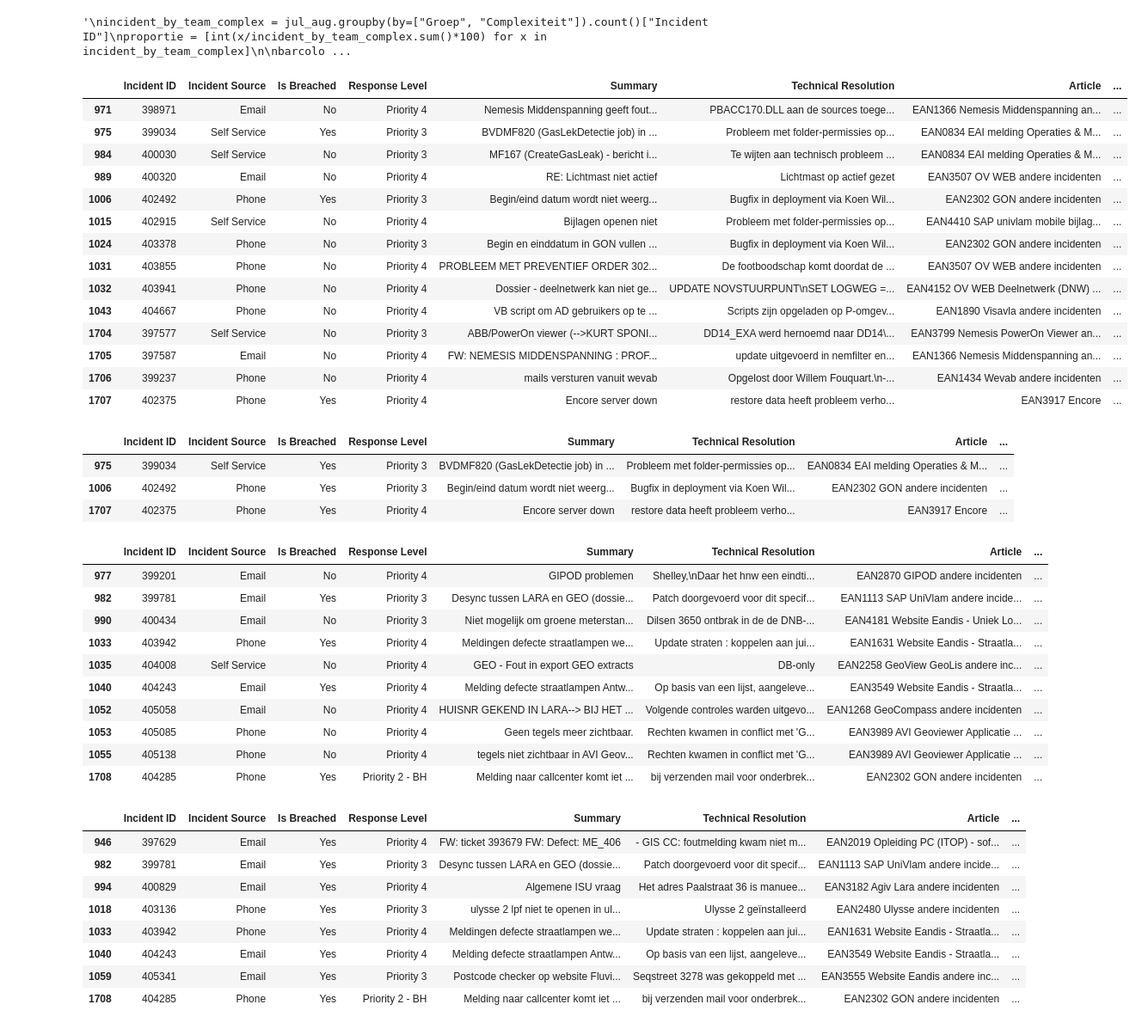
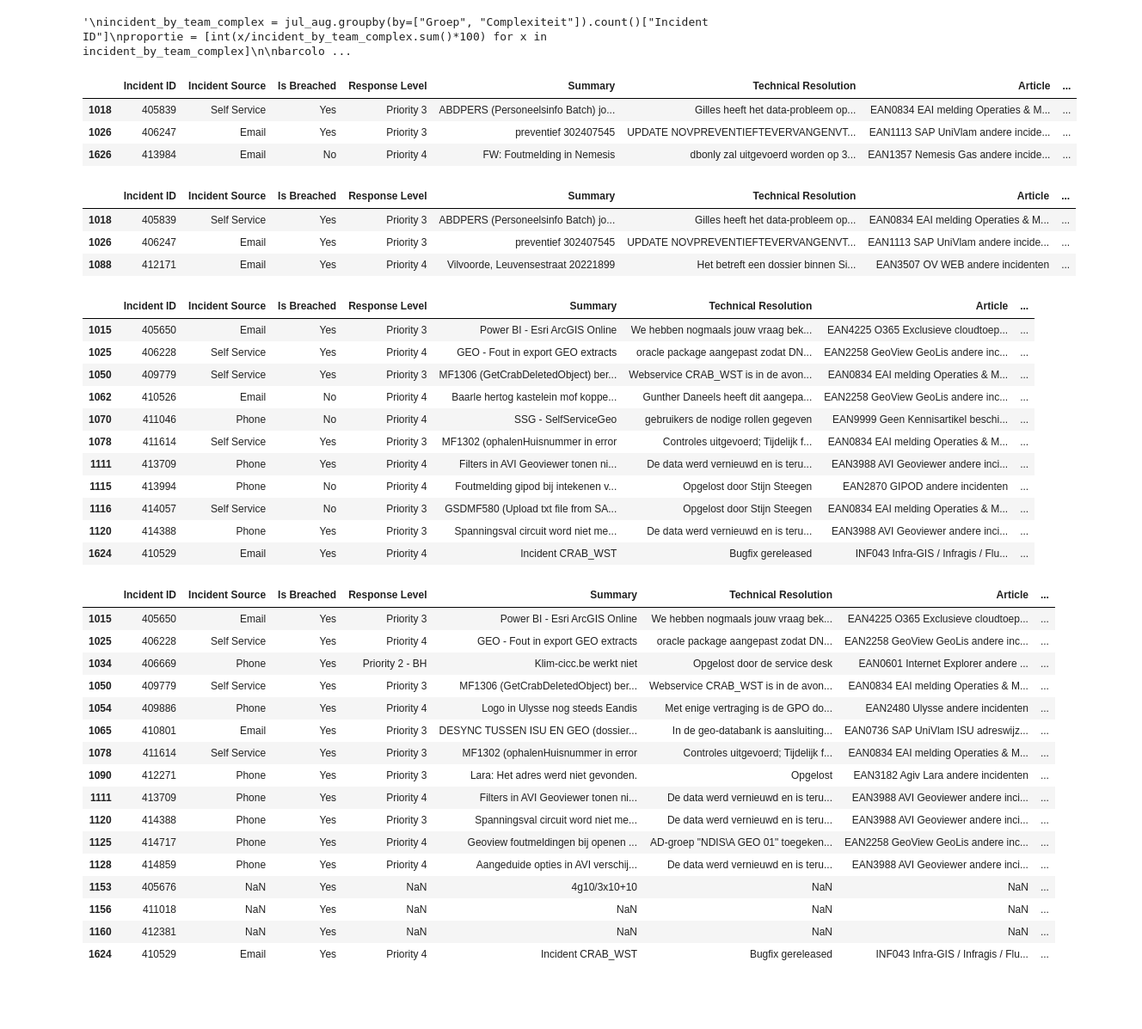
Before and after one commit to KBergers/scripts, a Jupyter notebook: overzicht_incidenten/overzicht_incidenten.ipynb, the cells around one changed output. Shown at 86% size. Cells and saved outputs as stored; diff of their text form; code cells hidden in the pictures; blank space fills up the shorter version.

```diff
--- a/overzicht_incidenten/overzicht_incidenten.ipynb
+++ b/overzicht_incidenten/overzicht_incidenten.ipynb
@@ -48,7 +50,7 @@ except TypeError:
 Striptime already done!
 # %%
 # Filter on dates
-incidenten = incidenten[(incidenten["Date Created"] > '2019-02-01') & (incidenten["Date Created"] < '2019-03-01')]
+incidenten = incidenten[(incidenten["Date Created"] > '2019-03-01') & (incidenten["Date Created"] < '2019-04-01')]
 # %%
 incidenten[incidenten["Resolution Group Name"]=="Appl Netten GEO"]["Date Created"].tail()
 # %% [output]
@@ -134,6 +142,6 @@ WADMF582 (Uitwisseling Tenforce) en GDTMF585 (Uitwisseling Synductis) - Invester
 Name: Summary, dtype: int64
 # %%
 # Kijk na of alle Infrax collega's zijn toegevoegd in de lijst
-infrax_collegas = ["LZM524", "NQB004", "PJS862", "PNF248", "RHC604", "PSZ834"]
+infrax_collegas = ["LZM524", "NQB004", "PJS862", "PNF248", "RHC604", "PSZ834", "I"]
 incidenten["Resolution User"].unique()
 # %% [output]
@@ -157,9 +166,10 @@ Name: Resolution Group Name, dtype: int64
 # %%
 # Toevoegen KIR kolom
 incidenten["KIR"] = 0
+KIR = ["QTP864", "PCK830"]
 for i in incidenten.index:
     user = str(incidenten.loc[i, "Resolution User"])[0:6]
-    if user == "QTP864":
+    if user in KIR:
         incidenten.loc[i, "KIR"] = 1
 
 incidenten["KIR"].value_counts()
@@ -329,56 +339,54 @@ plt.show()
 # %% [output]
 '\nincident_by_team_complex = jul_aug.groupby(by=["Groep", "Complexiteit"]).count()["Incident ID"]\nproportie = [int(x/incident_by_team_complex.sum()*100) for x in incident_by_team_complex]\n\nbarcolo ...
 # %%
-incidenten[(incidenten["Resolution Group Name"]=="AM") & (incidenten["Resolution User"]!="QTP864 - Ken Bergers")]
+incidenten[(incidenten["Resolution Group Name"]=="AM") & (incidenten["Resolution User"]!="QTP864 - Ken Bergers") & (incidenten["Resolution User"]!="PCK830 - Els  De Roeck")]
 # %% [output]
 |  | Incident ID | Incident Source | Is Breached | Response Level | Summary | Technical Resolution | Article | ... |
-| 971 | 398971 | Email | No | Priority 4 | Nemesis Middenspanning geeft fout... | PBACC170.DLL aan de sources toege... | EAN1366 Nemesis Middenspanning an... | ... |
-| 975 | 399034 | Self Service | Yes | Priority 3 | BVDMF820 (GasLekDetectie job) in ... | Probleem met folder-permissies op... | EAN0834 EAI melding Operaties & M... | ... |
-| 984 | 400030 | Self Service | No | Priority 3 | MF167 (CreateGasLeak) - bericht i... | Te wijten aan technisch probleem ... | EAN0834 EAI melding Operaties & M... | ... |
-| 989 | 400320 | Email | No | Priority 4 | RE: Lichtmast niet actief | Lichtmast op actief gezet | EAN3507 OV WEB andere incidenten | ... |
-| 1006 | 402492 | Phone | Yes | Priority 3 | Begin/eind datum wordt niet weerg... | Bugfix in deployment via Koen Wil... | EAN2302 GON andere incidenten | ... |
-| 1015 | 402915 | Self Service | No | Priority 4 | Bijlagen openen niet | Probleem met folder-permissies op... | EAN4410 SAP univlam mobile bijlag... | ... |
-| 1024 | 403378 | Phone | No | Priority 3 | Begin en einddatum in GON vullen ... | Bugfix in deployment via Koen Wil... | EAN2302 GON andere incidenten | ... |
-| 1031 | 403855 | Phone | No | Priority 4 | PROBLEEM MET PREVENTIEF ORDER 302... | De footboodschap komt doordat de ... | EAN3507 OV WEB andere incidenten | ... |
-| 1032 | 403941 | Phone | No | Priority 4 | Dossier - deelnetwerk kan niet ge... | UPDATE NOVSTUURPUNT\nSET LOGWEG =... | EAN4152 OV WEB Deelnetwerk (DNW) ... | ... |
-| 1043 | 404667 | Phone | No | Priority 4 | VB script om AD gebruikers op te ... | Scripts zijn opgeladen op P-omgev... | EAN1890 Visavla andere incidenten | ... |
-| 1704 | 397577 | Self Service | No | Priority 3 | ABB/PowerOn viewer (-->KURT SPONI... | DD14_EXA werd hernoemd naar DD14\... | EAN3799 Nemesis PowerOn Viewer an... | ... |
-| 1705 | 397587 | Email | No | Priority 4 | FW: NEMESIS MIDDENSPANNING : PROF... | update uitgevoerd in nemfilter en... | EAN1366 Nemesis Middenspanning an... | ... |
-| 1706 | 399237 | Phone | No | Priority 4 | mails versturen vanuit wevab | Opgelost door Willem Fouquart.\n-... | EAN1434 Wevab andere incidenten | ... |
-| 1707 | 402375 | Phone | Yes | Priority 4 | Encore server down | restore data heeft probleem verho... | EAN3917 Encore | ... |
+| 1018 | 405839 | Self Service | Yes | Priority 3 | ABDPERS (Personeelsinfo Batch) jo... | Gilles heeft het data-probleem op... | EAN0834 EAI melding Operaties & M... | ... |
+| 1026 | 406247 | Email | Yes | Priority 3 | preventief 302407545 | UPDATE NOVPREVENTIEFTEVERVANGENVT... | EAN1113 SAP UniVlam andere incide... | ... |
+| 1626 | 413984 | Email | No | Priority 4 | FW: Foutmelding in Nemesis | dbonly zal uitgevoerd worden op 3... | EAN1357 Nemesis Gas andere incide... | ... |
 # %%
 incidenten[(incidenten["Resolution Group Name"]=="AM") & (incidenten["Is Breached"]=="Yes")]
 # %% [output]
 |  | Incident ID | Incident Source | Is Breached | Response Level | Summary | Technical Resolution | Article | ... |
-| 975 | 399034 | Self Service | Yes | Priority 3 | BVDMF820 (GasLekDetectie job) in ... | Probleem met folder-permissies op... | EAN0834 EAI melding Operaties & M... | ... |
-| 1006 | 402492 | Phone | Yes | Priority 3 | Begin/eind datum wordt niet weerg... | Bugfix in deployment via Koen Wil... | EAN2302 GON andere incidenten | ... |
-| 1707 | 402375 | Phone | Yes | Priority 4 | Encore server down | restore data heeft probleem verho... | EAN3917 Encore | ... |
+| 1018 | 405839 | Self Service | Yes | Priority 3 | ABDPERS (Personeelsinfo Batch) jo... | Gilles heeft het data-probleem op... | EAN0834 EAI melding Operaties & M... | ... |
+| 1026 | 406247 | Email | Yes | Priority 3 | preventief 302407545 | UPDATE NOVPREVENTIEFTEVERVANGENVT... | EAN1113 SAP UniVlam andere incide... | ... |
+| 1088 | 412171 | Email | Yes | Priority 4 | Vilvoorde, Leuvensestraat 20221899 | Het betreft een dossier binnen Si... | EAN3507 OV WEB andere incidenten | ... |
 # %%
-incidenten[(incidenten["Resolution Group Name"]=="GEO") & (incidenten["Resolution User"]!="QTP864 - Ken Bergers")]
+incidenten[(incidenten["Resolution Group Name"]=="GEO") & (incidenten["Resolution User"]!="QTP864 - Ken Bergers") & (incidenten["Resolution User"]!="PCK830 - Els  De Roeck")]
 # %% [output]
 |  | Incident ID | Incident Source | Is Breached | Response Level | Summary | Technical Resolution | Article | ... |
-| 977 | 399201 | Email | No | Priority 4 | GIPOD problemen | Shelley,\nDaar het hnw een eindti... | EAN2870 GIPOD andere incidenten | ... |
-| 982 | 399781 | Email | Yes | Priority 3 | Desync tussen LARA en GEO (dossie... | Patch doorgevoerd voor dit specif... | EAN1113 SAP UniVlam andere incide... | ... |
-| 990 | 400434 | Email | No | Priority 3 | Niet mogelijk om groene meterstan... | Dilsen 3650 ontbrak in de de DNB-... | EAN4181 Website Eandis - Uniek Lo... | ... |
-| 1033 | 403942 | Phone | Yes | Priority 4 | Meldingen defecte straatlampen we... | Update straten : koppelen aan jui... | EAN1631 Website Eandis - Straatla... | ... |
-| 1035 | 404008 | Self Service | No | Priority 4 | GEO - Fout in export GEO extracts | DB-only | EAN2258 GeoView GeoLis andere inc... | ... |
-| 1040 | 404243 | Email | Yes | Priority 4 | Melding defecte straatlampen Antw... | Op basis van een lijst, aangeleve... | EAN3549 Website Eandis - Straatla... | ... |
-| 1052 | 405058 | Email | No | Priority 4 | HUISNR GEKEND IN LARA--> BIJ HET ... | Volgende controles warden uitgevo... | EAN1268 GeoCompass andere incidenten | ... |
-| 1053 | 405085 | Phone | No | Priority 4 | Geen tegels meer zichtbaar. | Rechten kwamen in conflict met 'G... | EAN3989 AVI Geoviewer Applicatie ... | ... |
-| 1055 | 405138 | Phone | No | Priority 4 | tegels niet zichtbaar in AVI Geov... | Rechten kwamen in conflict met 'G... | EAN3989 AVI Geoviewer Applicatie ... | ... |
-| 1708 | 404285 | Phone | Yes | Priority 2 - BH | Melding naar callcenter komt iet ... | bij verzenden mail voor onderbrek... | EAN2302 GON andere incidenten | ... |
+| 1015 | 405650 | Email | Yes | Priority 3 | Power BI - Esri ArcGIS Online | We hebben nogmaals jouw vraag bek... | EAN4225 O365 Exclusieve cloudtoep... | ... |
+| 1025 | 406228 | Self Service | Yes | Priority 4 | GEO - Fout in export GEO extracts | oracle package aangepast zodat DN... | EAN2258 GeoView GeoLis andere inc... | ... |
+| 1050 | 409779 | Self Service | Yes | Priority 3 | MF1306 (GetCrabDeletedObject) ber... | Webservice CRAB_WST is in de avon... | EAN0834 EAI melding Operaties & M... | ... |
+| 1062 | 410526 | Email | No | Priority 4 | Baarle hertog kastelein mof koppe... | Gunther Daneels heeft dit aangepa... | EAN2258 GeoView GeoLis andere inc... | ... |
+| 1070 | 411046 | Phone | No | Priority 4 | SSG - SelfServiceGeo | gebruikers de nodige rollen gegeven | EAN9999 Geen Kennisartikel beschi... | ... |
+| 1078 | 411614 | Self Service | Yes | Priority 3 | MF1302 (ophalenHuisnummer in error | Controles uitgevoerd; Tijdelijk f... | EAN0834 EAI melding Operaties & M... | ... |
+| 1111 | 413709 | Phone | Yes | Priority 4 | Filters in AVI Geoviewer tonen ni... | De data werd vernieuwd en is teru... | EAN3988 AVI Geoviewer andere inci... | ... |
+| 1115 | 413994 | Phone | No | Priority 4 | Foutmelding gipod bij intekenen v... | Opgelost door Stijn Steegen | EAN2870 GIPOD andere incidenten | ... |
+| 1116 | 414057 | Self Service | No | Priority 3 | GSDMF580 (Upload txt file from SA... | Opgelost door Stijn Steegen | EAN0834 EAI melding Operaties & M... | ... |
+| 1120 | 414388 | Phone | Yes | Priority 3 | Spanningsval circuit word niet me... | De data werd vernieuwd en is teru... | EAN3988 AVI Geoviewer andere inci... | ... |
+| 1624 | 410529 | Email | Yes | Priority 4 | Incident CRAB_WST | Bugfix gereleased | INF043 Infra-GIS / Infragis / Flu... | ... |
 # %%
 incidenten[(incidenten["Resolution Group Name"]=="GEO") & (incidenten["Is Breached"]=="Yes")]
 # %% [output]
 |  | Incident ID | Incident Source | Is Breached | Response Level | Summary | Technical Resolution | Article | ... |
-| 946 | 397629 | Email | Yes | Priority 4 | FW: ticket 393679 FW: Defect: ME_406 | - GIS CC: foutmelding kwam niet m... | EAN2019 Opleiding PC (ITOP) - sof... | ... |
-| 982 | 399781 | Email | Yes | Priority 3 | Desync tussen LARA en GEO (dossie... | Patch doorgevoerd voor dit specif... | EAN1113 SAP UniVlam andere incide... | ... |
-| 994 | 400829 | Email | Yes | Priority 4 | Algemene ISU vraag | Het adres Paalstraat 36 is manuee... | EAN3182 Agiv Lara andere incidenten | ... |
-| 1018 | 403136 | Phone | Yes | Priority 3 | ulysse 2 lpf niet te openen in ul... | Ulysse 2 geïnstalleerd | EAN2480 Ulysse andere incidenten | ... |
-| 1033 | 403942 | Phone | Yes | Priority 4 | Meldingen defecte straatlampen we... | Update straten : koppelen aan jui... | EAN1631 Website Eandis - Straatla... | ... |
-| 1040 | 404243 | Email | Yes | Priority 4 | Melding defecte straatlampen Antw... | Op basis van een lijst, aangeleve... | EAN3549 Website Eandis - Straatla... | ... |
-| 1059 | 405341 | Email | Yes | Priority 3 | Postcode checker op website Fluvi... | Seqstreet 3278 was gekoppeld met ... | EAN3555 Website Eandis andere inc... | ... |
-| 1708 | 404285 | Phone | Yes | Priority 2 - BH | Melding naar callcenter komt iet ... | bij verzenden mail voor onderbrek... | EAN2302 GON andere incidenten | ... |
+| 1015 | 405650 | Email | Yes | Priority 3 | Power BI - Esri ArcGIS Online | We hebben nogmaals jouw vraag bek... | EAN4225 O365 Exclusieve cloudtoep... | ... |
+| 1025 | 406228 | Self Service | Yes | Priority 4 | GEO - Fout in export GEO extracts | oracle package aangepast zodat DN... | EAN2258 GeoView GeoLis andere inc... | ... |
+| 1034 | 406669 | Phone | Yes | Priority 2 - BH | Klim-cicc.be werkt niet | Opgelost door de service desk | EAN0601 Internet Explorer andere ... | ... |
+| 1050 | 409779 | Self Service | Yes | Priority 3 | MF1306 (GetCrabDeletedObject) ber... | Webservice CRAB_WST is in de avon... | EAN0834 EAI melding Operaties & M... | ... |
+| 1054 | 409886 | Phone | Yes | Priority 4 | Logo in Ulysse nog steeds Eandis | Met enige vertraging is de GPO do... | EAN2480 Ulysse andere incidenten | ... |
+| 1065 | 410801 | Email | Yes | Priority 3 | DESYNC TUSSEN ISU EN GEO (dossier... | In de geo-databank is aansluiting... | EAN0736 SAP UniVlam ISU adreswijz... | ... |
+| 1078 | 411614 | Self Service | Yes | Priority 3 | MF1302 (ophalenHuisnummer in error | Controles uitgevoerd; Tijdelijk f... | EAN0834 EAI melding Operaties & M... | ... |
+| 1090 | 412271 | Phone | Yes | Priority 3 | Lara: Het adres werd niet gevonden. | Opgelost | EAN3182 Agiv Lara andere incidenten | ... |
+| 1111 | 413709 | Phone | Yes | Priority 4 | Filters in AVI Geoviewer tonen ni... | De data werd vernieuwd en is teru... | EAN3988 AVI Geoviewer andere inci... | ... |
+| 1120 | 414388 | Phone | Yes | Priority 3 | Spanningsval circuit word niet me... | De data werd vernieuwd en is teru... | EAN3988 AVI Geoviewer andere inci... | ... |
+| 1125 | 414717 | Phone | Yes | Priority 4 | Geoview foutmeldingen bij openen ... | AD-groep "NDIS\A GEO 01" toegeken... | EAN2258 GeoView GeoLis andere inc... | ... |
+| 1128 | 414859 | Phone | Yes | Priority 4 | Aangeduide opties in AVI verschij... | De data werd vernieuwd en is teru... | EAN3988 AVI Geoviewer andere inci... | ... |
+| 1153 | 405676 | NaN | Yes | NaN | 4g10/3x10+10 | NaN | NaN | ... |
+| 1156 | 411018 | NaN | Yes | NaN | NaN | NaN | NaN | ... |
+| 1160 | 412381 | NaN | Yes | NaN | NaN | NaN | NaN | ... |
+| 1624 | 410529 | Email | Yes | Priority 4 | Incident CRAB_WST | Bugfix gereleased | INF043 Infra-GIS / Infragis / Flu... | ... |
 # %%
 geo = "C:\\Users\\SWP679\\Desktop\\Incident resultaten Support Team (GEO).xlsx"
 am = "C:\\Users\\SWP679\\Desktop\\Incident resultaten Support Team (AM).xlsx"
```
Also changed, not shown: parts of 21 cells of this notebook, 11 other files.
